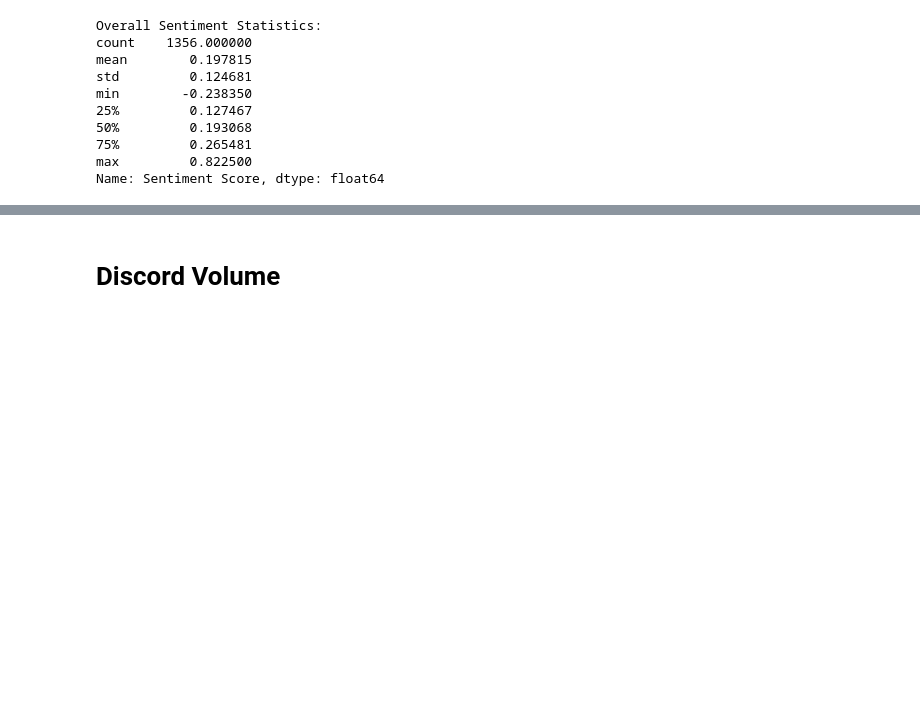
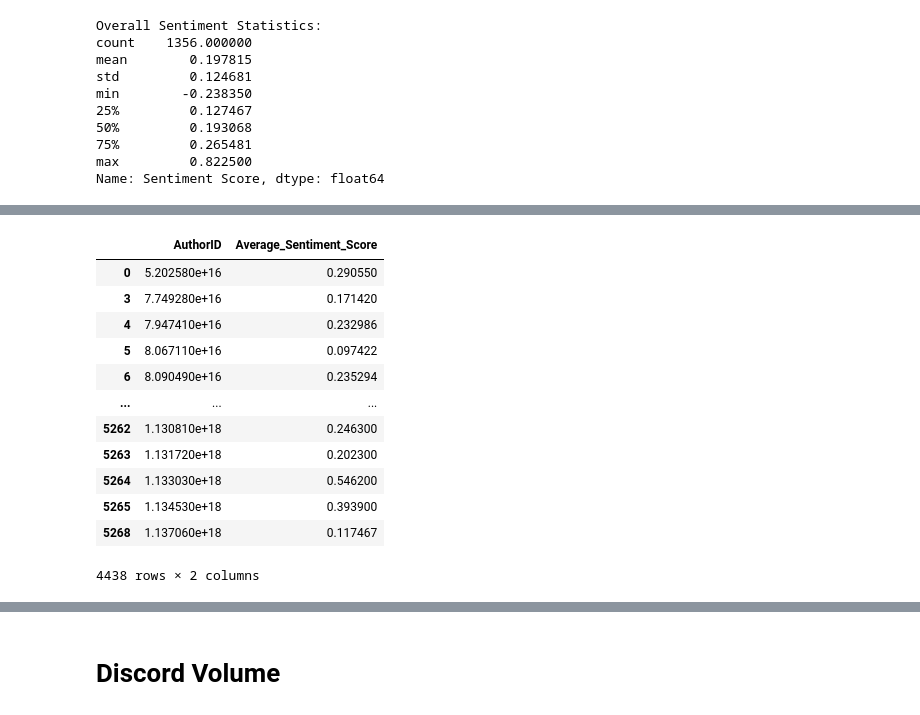
Before and after one commit to SciEcon/BlockchainSentiment2023, a Jupyter notebook: Code/Balancer.ipynb, the cells around one changed output, grey strips where cells are left out. Cells and saved outputs as stored; diff of their text form; code cells hidden in the pictures; blank space fills up the shorter version.

```diff
--- a/Code/Balancer.ipynb
+++ b/Code/Balancer.ipynb
@@ -281,0 +384,20 @@ Name: Sentiment Score, dtype: float64
+# %%
+# Drop rows where Average_Sentiment_Score is 0
+sentiment_scores_df_new = sentiment_scores_df[sentiment_scores_df['Average_Sentiment_Score'] != 0]
+
+# Print the resulting DataFrame
+sentiment_scores_df_new
+# %% [output]
+|  | AuthorID | Average_Sentiment_Score |
+| 0 | 5.202580e+16 | 0.290550 |
+| 3 | 7.749280e+16 | 0.171420 |
+| 4 | 7.947410e+16 | 0.232986 |
+| 5 | 8.067110e+16 | 0.097422 |
+| 6 | 8.090490e+16 | 0.235294 |
+| ... | ... | ... |
+| 5262 | 1.130810e+18 | 0.246300 |
+| 5263 | 1.131720e+18 | 0.202300 |
+| 5264 | 1.133030e+18 | 0.546200 |
+| 5265 | 1.134530e+18 | 0.393900 |
+| 5268 | 1.137060e+18 | 0.117467 |
+4438 rows × 2 columns
```
Also changed, not shown: parts of 8 cells of this notebook, 6 other files.
